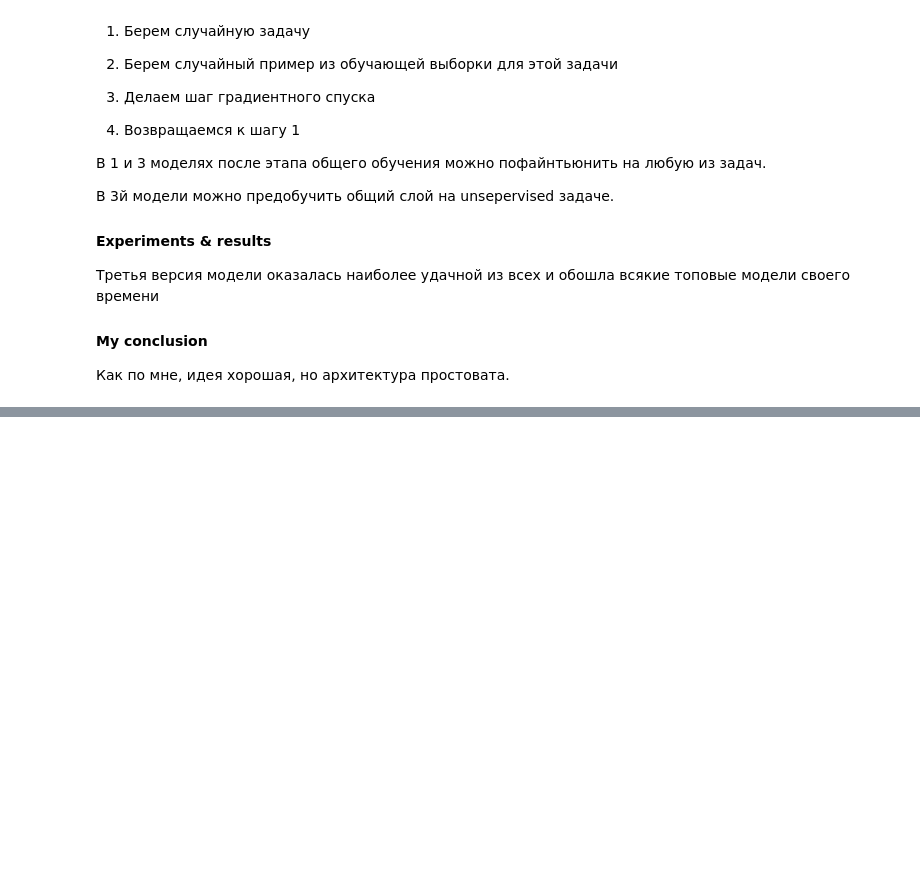
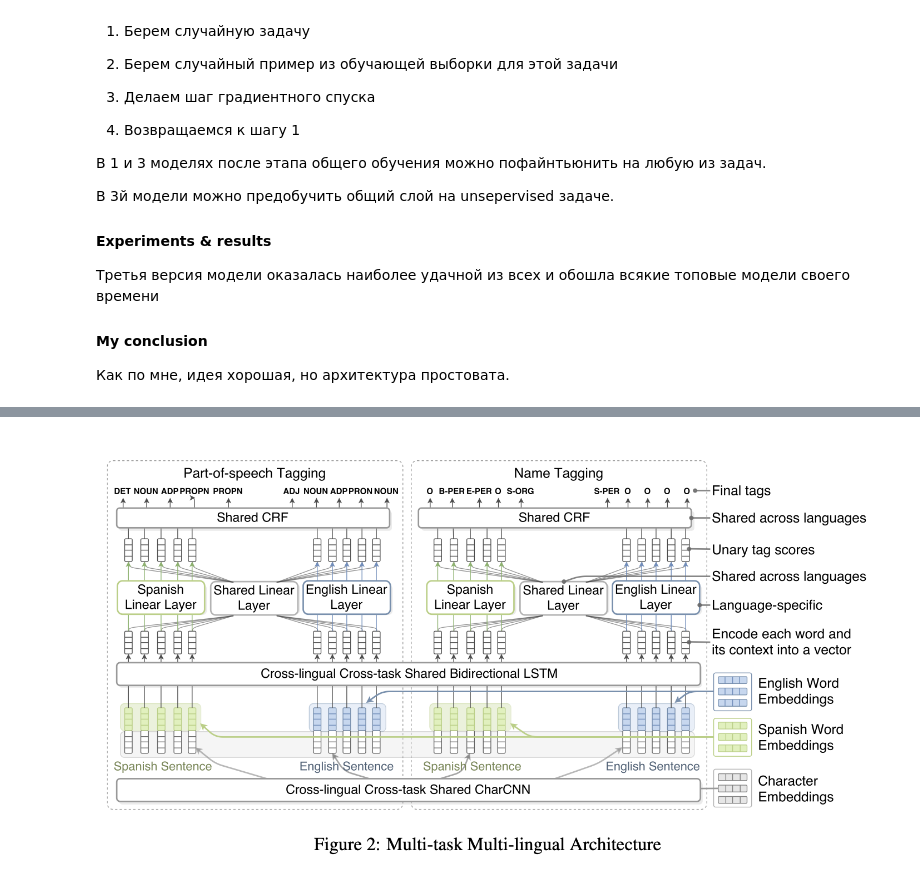
Before and after one commit to DChulok/I-want-to-learn-NLP, a Jupyter notebook: Diary.ipynb, the cells around one changed output, grey strips where cells are left out. Cells and saved outputs as stored; diff of their text form; code cells hidden in the pictures; blank space fills up the shorter version.

```diff
--- a/Diary.ipynb
+++ b/Diary.ipynb
@@ -499,0 +722,4 @@ $$
+# %%
+Image("Images/Multi-lingual-Multi-task.png")
+# %% [output]
+[figure, added]
```
Also changed, not shown: parts of 21 cells of this notebook, 5 other files.
